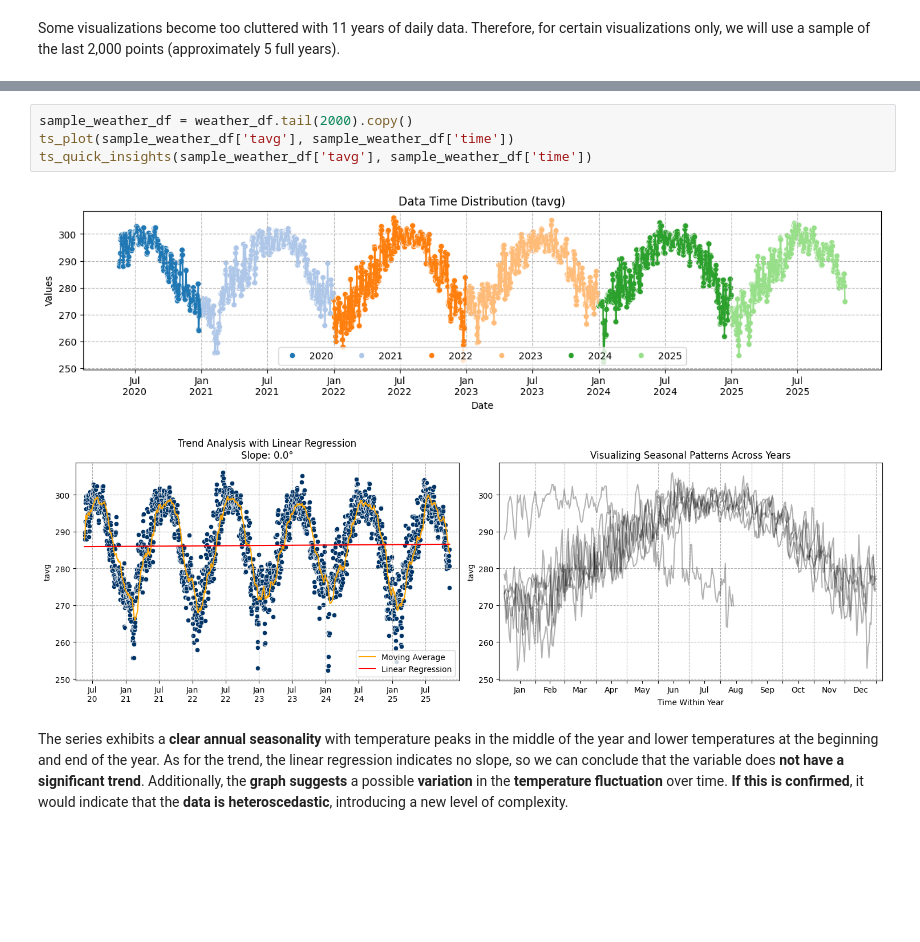
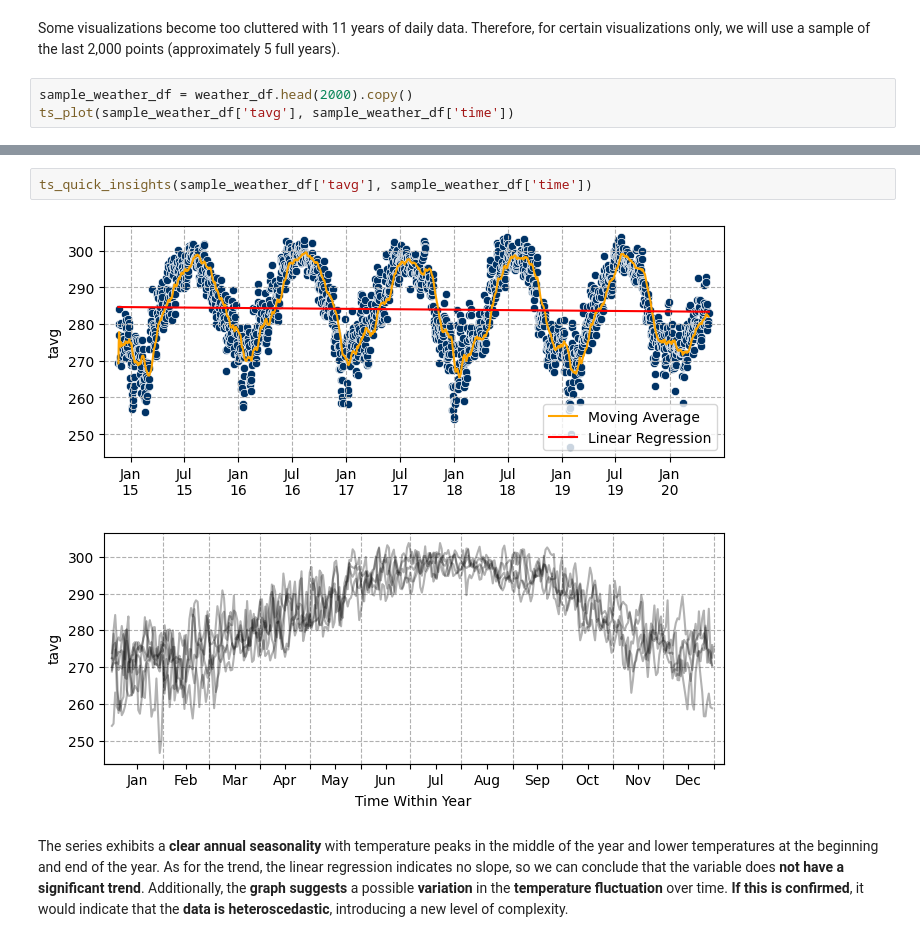
Before and after one commit to pedrogabrielmoura/ChicagoWeatherForecast, a Jupyter notebook: notebooks/sanity_check/sanity_check.ipynb, the cells around one changed output, grey strips where cells are left out. Cells and saved outputs as stored; diff of their text form; blank space fills up the shorter version.

```diff
--- a/notebooks/sanity_check/sanity_check.ipynb
+++ b/notebooks/sanity_check/sanity_check.ipynb
@@ -231,3 +231,6 @@ The **minimum value** identified was 246.60 Kelvin, which is equivalent to -15,7
 Now, let's **analyze its distribution** in terms of the **time series**. This involves **understanding its trend** and **seasonality**, as well as determining whether it is **stationary** or not.
 # %% [markdown]
 Some visualizations become too cluttered with 11 years of daily data. Therefore, for certain visualizations only, we will use a sample of the last 2,000 points (approximately 5 full years).
+# %%
+sample_weather_df = weather_df.head(2000).copy()
+ts_plot(sample_weather_df['tavg'], sample_weather_df['time'])
@@ -234,10 +239,8 @@ Some visualizations become too cluttered with 11 years of daily data. Therefore,
 # %%
-sample_weather_df = weather_df.tail(2000).copy()
-ts_plot(sample_weather_df['tavg'], sample_weather_df['time'])
 ts_quick_insights(sample_weather_df['tavg'], sample_weather_df['time'])
 # %% [output]
-[figure, old version]
+[figure, new version]
-[figure, old version]
+[figure, new version]
 # %% [markdown]
 The series exhibits a **clear annual seasonality** with temperature peaks in the middle of the year and lower temperatures at the beginning and end of the year. As for the trend, the linear regression indicates no slope, so we can conclude that the variable does **not have a significant trend**. Additionally, the **graph suggests** a possible **variation** in the **temperature fluctuation** over time. **If this is confirmed**, it would indicate that the **data is heteroscedastic**, introducing a new level of complexity.
 # %%
```
Also changed, not shown: parts of 12 cells of this notebook, 7 other files.
